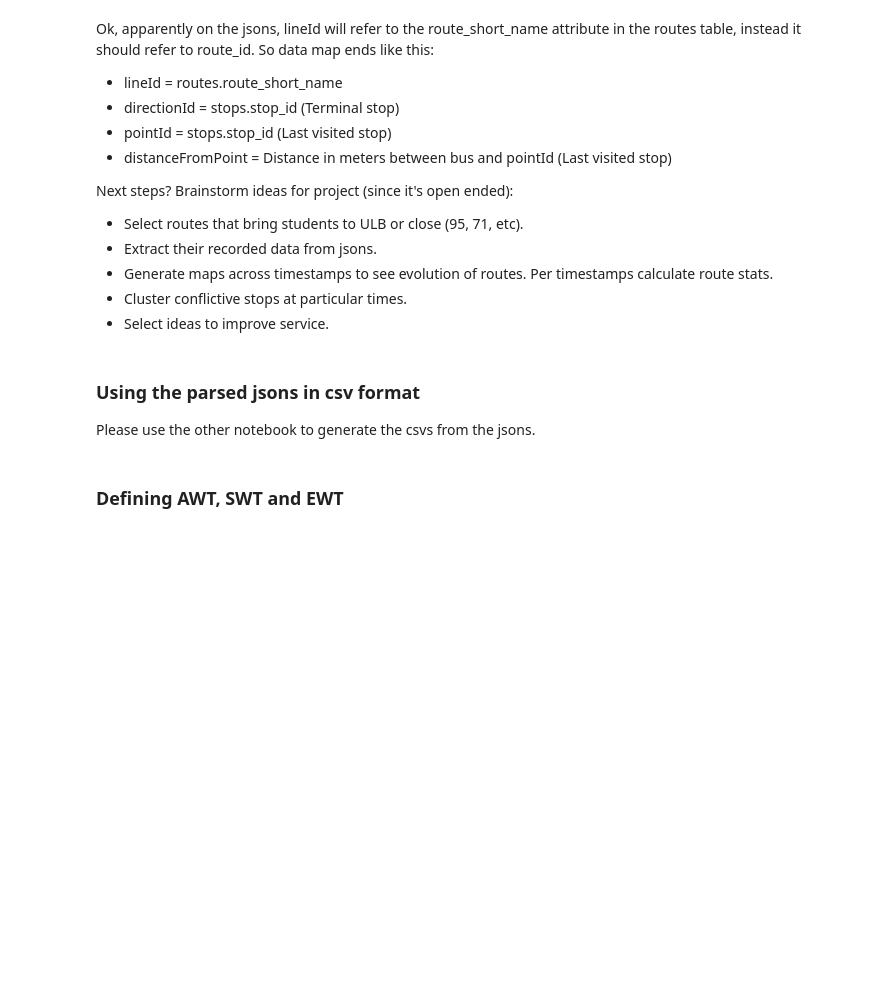
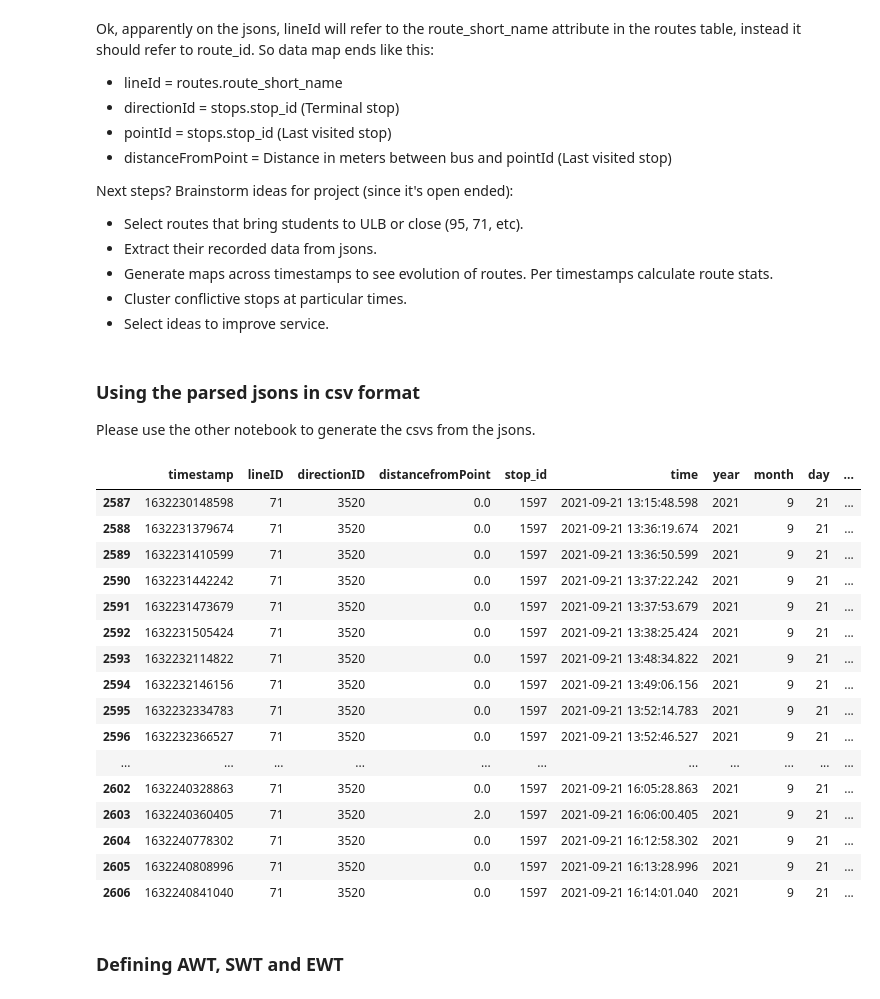
Before and after one commit to Action52/hack_my_ride, a Jupyter notebook: ExploratoryDataAnalysis.ipynb, the cells around one changed output. Saved outputs shown, nothing was run; the diff lists cells and outputs as text; code cells hidden in the pictures; blank space fills up the shorter version.

Commit message:
Added utils and headways functions to real data

```diff
--- a/ExploratoryDataAnalysis.ipynb
+++ b/ExploratoryDataAnalysis.ipynb
@@ -203,21 +205,46 @@ Please use the other notebook to generate the csvs from the jsons.
 # %%
 csvs_folder = '/Users/alfredo.leon/Desktop/DataMiningProject/Project Data-20221021/csvs/'
 
-def retrieve_route_data_at_stops_from_csv(route_short_name, input_file):
+def retrieve_route_data_at_stops_from_csv(route_short_name, input_file, distance_from_point=20.0,
+                                          feed: gk.feed.Feed=None):
+    stops = feed.stops.copy(deep=True)
+    stops['stop_id'] = stops['stop_id'].astype(str)
     dtypes = {'timestamp': str, 'lineID': np.int64, 'directionID':np.int64, 'pointID': np.int64,
               'distancefromPoint': np.float64, 'time': str, 'year':int, 'month':int, 'day':int, 'hour':int, 'minute':int, 'second':int}
     vehicle_position = pd.read_csv(input_file)
     vehicle_position.dropna(inplace=True)
     for col, dtype in dtypes.items():
         vehicle_position[col] = vehicle_position[col].astype(dtype)
-    vehicle_position = vehicle_position.loc[
+    vehicle_position: pd.DataFrame = vehicle_position.loc[
         (vehicle_position['lineID']==route_short_name) &
-        (vehicle_position['distancefromPoint']== 0.0)
+        (vehicle_position['distancefromPoint'] <= distance_from_point)
     ]
     vehicle_position['time'] =  pd.to_datetime(vehicle_position['time'])
-    return vehicle_position
+    vehicle_position['pointID'] = vehicle_position['pointID'].astype(str)
+    vehicle_position.rename(columns={'pointID': 'stop_id'}, inplace=True)
+    vehicle_position = vehicle_position.merge(stops.filter(['stop_id', 'stop_name']))
+    return vehicle_position.sort_values(by=['stop_id', 'timestamp','distancefromPoint'])
 
-vehiclePosition13 = retrieve_route_data_at_stops_from_csv(71, csvs_folder+'vehiclePosition13.csv')
+vehiclePosition13 = retrieve_route_data_at_stops_from_csv(71, csvs_folder+'vehiclePosition13.csv', feed=feed)
+vehiclePosition13.head(n=20)
+# %% [output]
+|  | timestamp | lineID | directionID | distancefromPoint | stop_id | time | year | month | day | ... |
+| 2587 | 1632230148598 | 71 | 3520 | 0.0 | 1597 | 2021-09-21 13:15:48.598 | 2021 | 9 | 21 | ... |
+| 2588 | 1632231379674 | 71 | 3520 | 0.0 | 1597 | 2021-09-21 13:36:19.674 | 2021 | 9 | 21 | ... |
+| 2589 | 1632231410599 | 71 | 3520 | 0.0 | 1597 | 2021-09-21 13:36:50.599 | 2021 | 9 | 21 | ... |
+| 2590 | 1632231442242 | 71 | 3520 | 0.0 | 1597 | 2021-09-21 13:37:22.242 | 2021 | 9 | 21 | ... |
+| 2591 | 1632231473679 | 71 | 3520 | 0.0 | 1597 | 2021-09-21 13:37:53.679 | 2021 | 9 | 21 | ... |
+| 2592 | 1632231505424 | 71 | 3520 | 0.0 | 1597 | 2021-09-21 13:38:25.424 | 2021 | 9 | 21 | ... |
+| 2593 | 1632232114822 | 71 | 3520 | 0.0 | 1597 | 2021-09-21 13:48:34.822 | 2021 | 9 | 21 | ... |
+| 2594 | 1632232146156 | 71 | 3520 | 0.0 | 1597 | 2021-09-21 13:49:06.156 | 2021 | 9 | 21 | ... |
+| 2595 | 1632232334783 | 71 | 3520 | 0.0 | 1597 | 2021-09-21 13:52:14.783 | 2021 | 9 | 21 | ... |
+| 2596 | 1632232366527 | 71 | 3520 | 0.0 | 1597 | 2021-09-21 13:52:46.527 | 2021 | 9 | 21 | ... |
+| ... | ... | ... | ... | ... | ... | ... | ... | ... | ... | ... |
+| 2602 | 1632240328863 | 71 | 3520 | 0.0 | 1597 | 2021-09-21 16:05:28.863 | 2021 | 9 | 21 | ... |
+| 2603 | 1632240360405 | 71 | 3520 | 2.0 | 1597 | 2021-09-21 16:06:00.405 | 2021 | 9 | 21 | ... |
+| 2604 | 1632240778302 | 71 | 3520 | 0.0 | 1597 | 2021-09-21 16:12:58.302 | 2021 | 9 | 21 | ... |
+| 2605 | 1632240808996 | 71 | 3520 | 0.0 | 1597 | 2021-09-21 16:13:28.996 | 2021 | 9 | 21 | ... |
+| 2606 | 1632240841040 | 71 | 3520 | 0.0 | 1597 | 2021-09-21 16:14:01.040 | 2021 | 9 | 21 | ... |
 # %% [markdown]
 ### Defining AWT, SWT and EWT
 # %%
```
Also changed, not shown: parts of 11 cells of this notebook, 1 other file.
